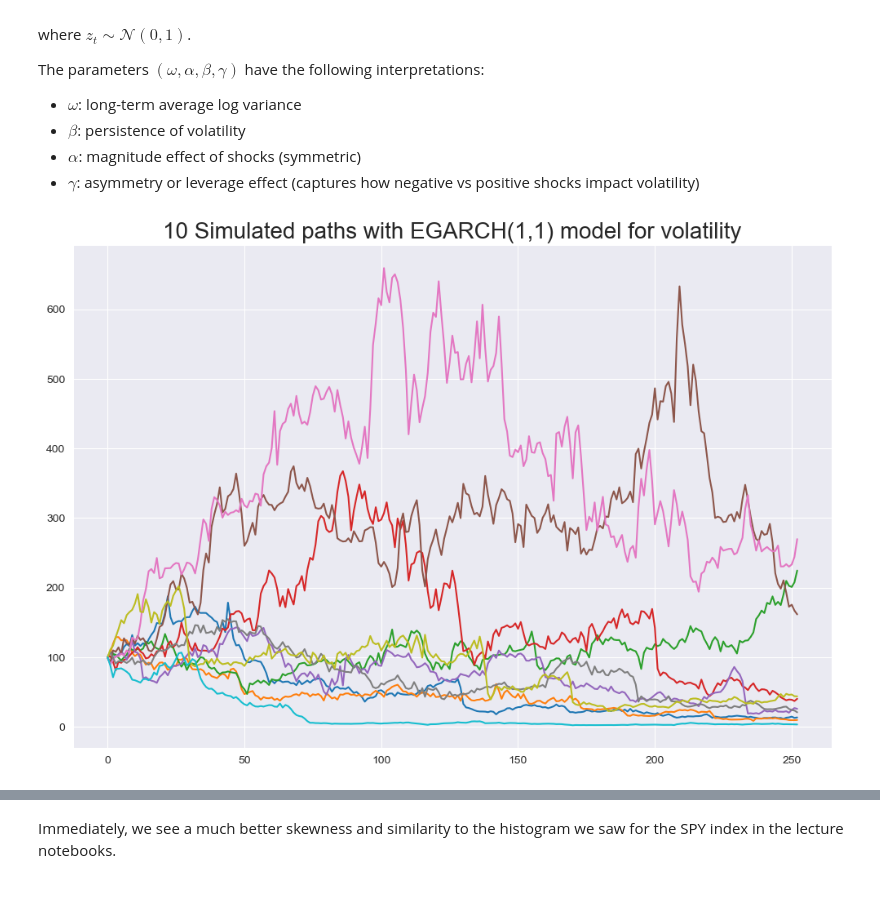
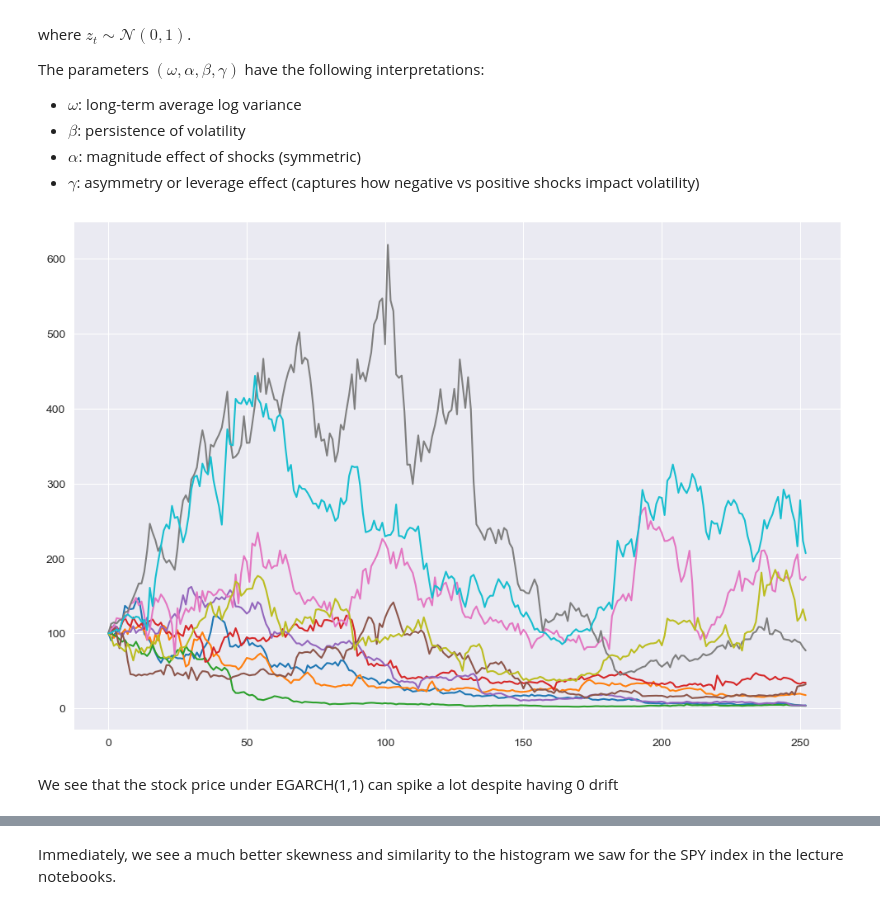
Before and after one commit to jaychandran-padayasi/quant-finance-explorations, a Jupyter notebook: Volatility Modeling (Mini Project 4).ipynb, the cells around one changed output, grey strips where cells are left out. Drawn from its saved outputs; the diff is of its cells as text; code cells hidden in the pictures.

```diff
--- a/Volatility Modeling (Mini Project 4).ipynb
+++ b/Volatility Modeling (Mini Project 4).ipynb
@@ -340,31 +340,33 @@ def EGARCH_stock_path(S0, t, r, mu, egarch_params, n_paths, n_steps):
 # %%
 
 S0 = 100
 t = 2
 r = 0.039
 mu = 0.0
 n_paths = 10
 n_steps = 252
 # egarch_params = [ -0.2, 0.5, 0.9, -0.15 ]
 egarch_params = [-0.3,0.97,0.25,-0.3]
 
 
 simulated_sigmas, simulated_paths = EGARCH_stock_path(S0, t, r, mu, egarch_params,  n_paths, n_steps)
 
 
 plt.figure(figsize = (12,8))
 
 for path in simulated_paths:
     plt.plot(path)
 
-plt.title(f'{n_paths} Simulated paths with EGARCH(1,1) model for volatility', size = 20)
+# plt.title(f'{n_paths} Simulated paths with EGARCH(1,1) model for volatility', size = 20)
 
 
 plt.show()
 
 simulated_log_returns = np.log(simulated_paths[:, 1:] / simulated_paths[:, :-1])
 # %% [output]
-[figure, old version]
+[figure, new version]
+# %% [markdown]
+We see that the stock price under EGARCH(1,1) can spike a lot despite having 0 drift
 # %%
 simulated_sigmas, simulated_paths = EGARCH_stock_path(S0, t, r, mu, egarch_params,  500, n_steps)
 simulated_log_returns = np.log(simulated_paths[:, 1:] / simulated_paths[:, :-1])
```
Also changed, not shown: parts of 9 cells of this notebook, 1 other file.
